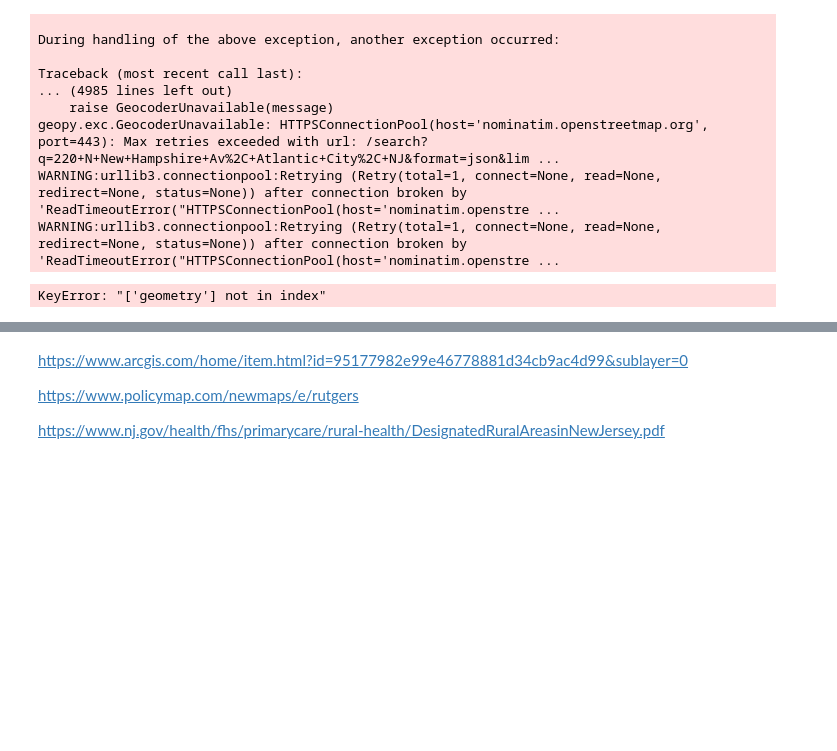
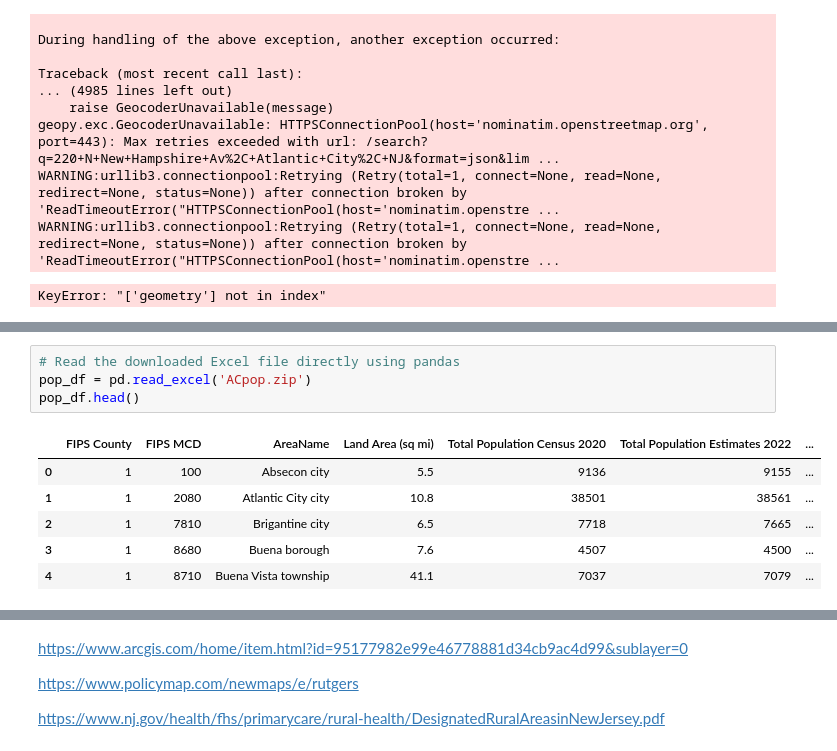
Before and after one commit to Anjanique-Knight/AjGIS, a Jupyter notebook: PS2_GIS_2.ipynb, the cells around one changed output, grey strips where cells are left out. Saved outputs shown, nothing was run; the diff lists cells and outputs as text; blank space fills up the shorter version.

```diff
--- a/PS2_GIS_2.ipynb
+++ b/PS2_GIS_2.ipynb
@@ -248,0 +265,11 @@ KeyError: "['geometry'] not in index"
+# %%
+# Read the downloaded Excel file directly using pandas
+pop_df = pd.read_excel('ACpop.zip')
+pop_df.head()
+# %% [output]
+|  | FIPS County | FIPS MCD | AreaName | Land Area (sq mi) | Total Population Census 2020 | Total Population Estimates 2022 | ... |
+| 0 | 1 | 100 | Absecon city | 5.5 | 9136 | 9155 | ... |
+| 1 | 1 | 2080 | Atlantic City city | 10.8 | 38501 | 38561 | ... |
+| 2 | 1 | 7810 | Brigantine city | 6.5 | 7718 | 7665 | ... |
+| 3 | 1 | 8680 | Buena borough | 7.6 | 4507 | 4500 | ... |
+| 4 | 1 | 8710 | Buena Vista township | 41.1 | 7037 | 7079 | ... |
```
Also changed, not shown: parts of 5 cells of this notebook.
